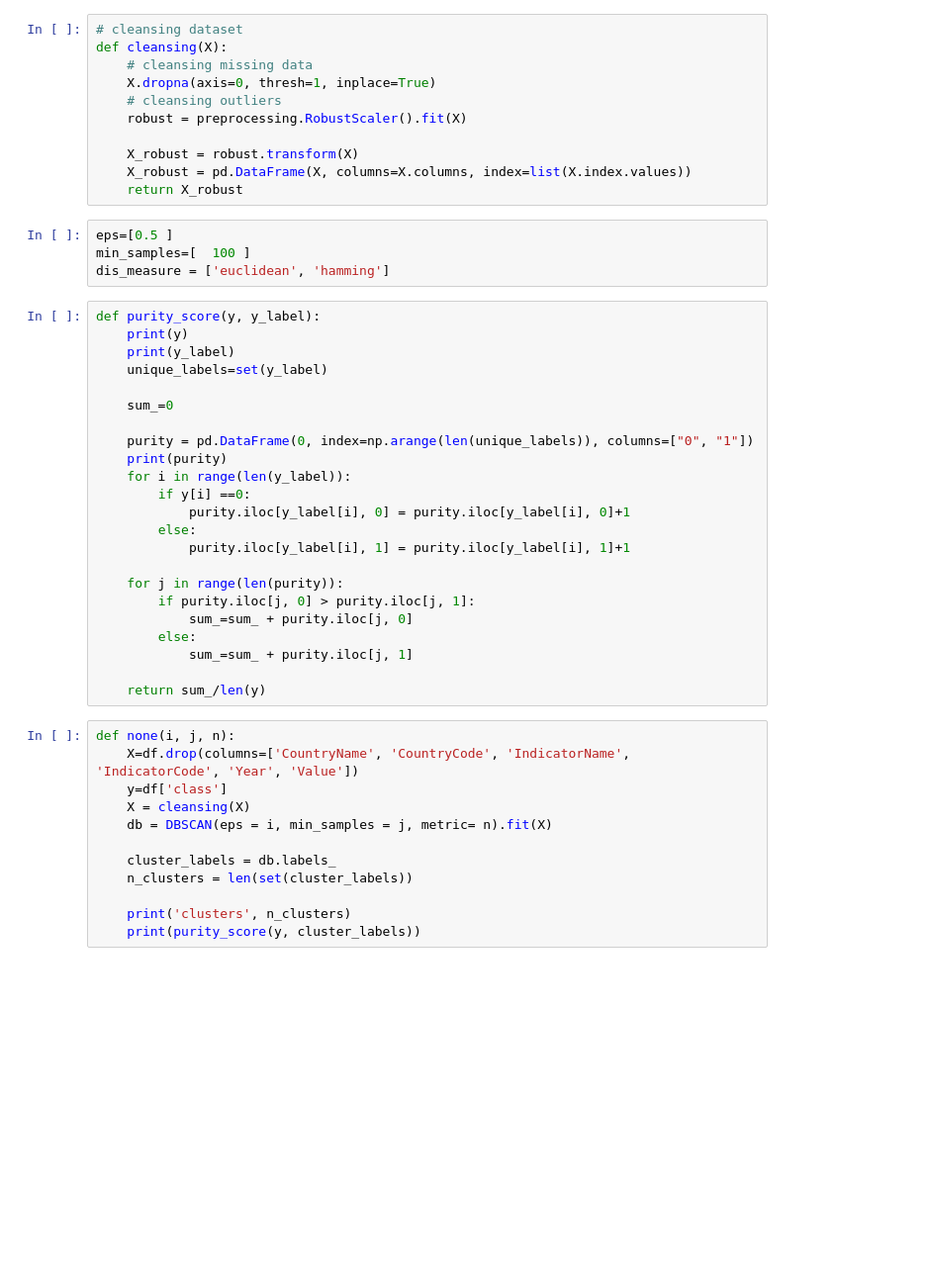
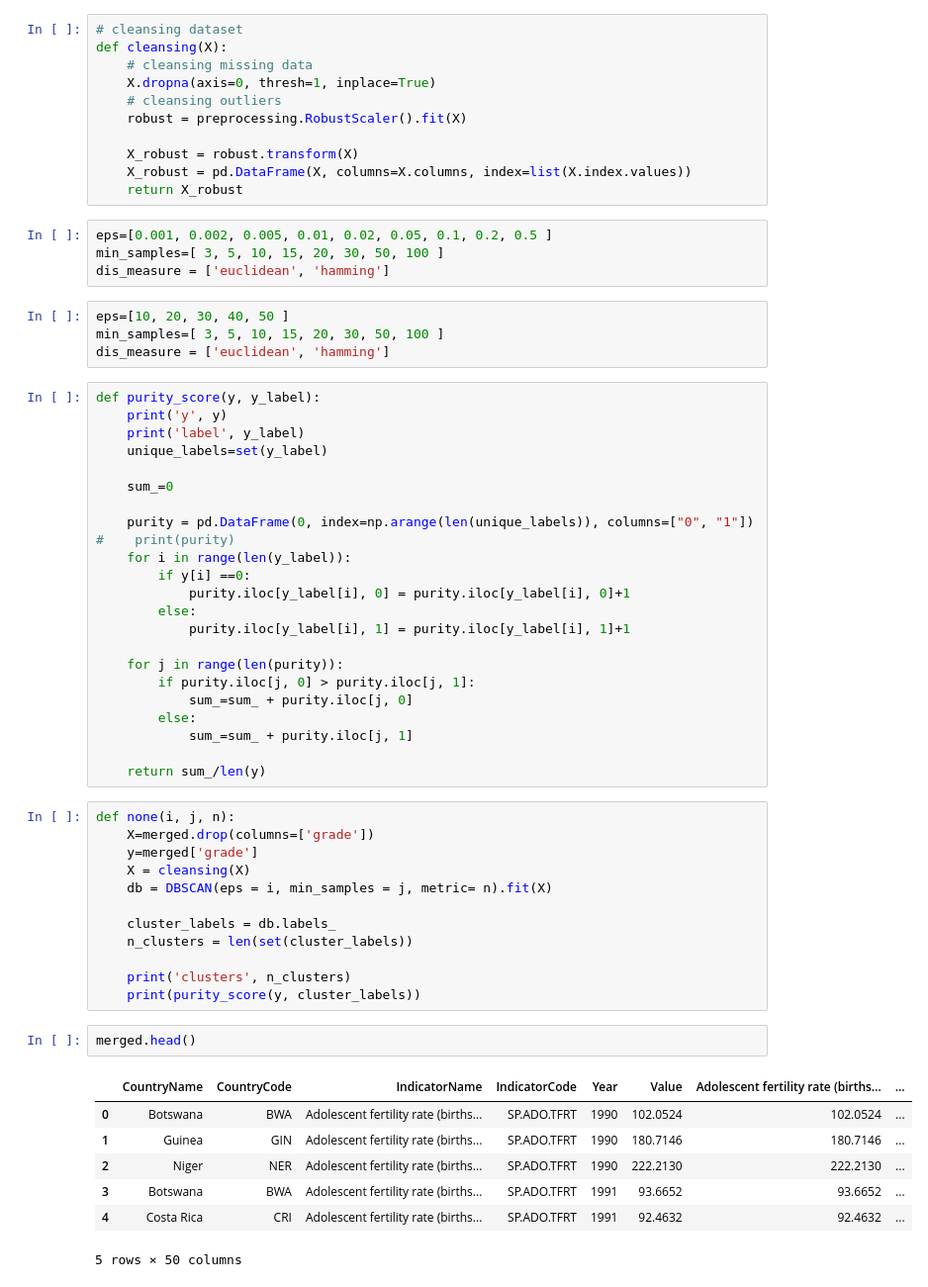
Before and after one commit to soyoungpark9187/ML_termProject, a Jupyter notebook: input/algorithm.ipynb, the cells around one changed output. Shown at 99% size. Cells and saved outputs as stored; diff of their text form; blank space fills up the shorter version.

```diff
--- a/input/algorithm.ipynb
+++ b/input/algorithm.ipynb
@@ -270,20 +315,24 @@ def cleansing(X):
     X_robust = robust.transform(X)
     X_robust = pd.DataFrame(X, columns=X.columns, index=list(X.index.values))
     return X_robust
+# %%
+eps=[0.001, 0.002, 0.005, 0.01, 0.02, 0.05, 0.1, 0.2, 0.5 ]
+min_samples=[ 3, 5, 10, 15, 20, 30, 50, 100 ]
+dis_measure = ['euclidean', 'hamming']
 # %%
-eps=[0.5 ]
-min_samples=[  100 ]
+eps=[10, 20, 30, 40, 50 ]
+min_samples=[ 3, 5, 10, 15, 20, 30, 50, 100 ]
 dis_measure = ['euclidean', 'hamming']
 # %%
 def purity_score(y, y_label):
-    print(y)
-    print(y_label)
+    print('y', y)
+    print('label', y_label)
     unique_labels=set(y_label)
 
     sum_=0
 
     purity = pd.DataFrame(0, index=np.arange(len(unique_labels)), columns=["0", "1"])
-    print(purity)
+#    print(purity)
     for i in range(len(y_label)):
         if y[i] ==0:
             purity.iloc[y_label[i], 0] = purity.iloc[y_label[i], 0]+1
@@ -299,8 +348,8 @@ def purity_score(y, y_label):
     return sum_/len(y)
 # %%
 def none(i, j, n):
-    X=df.drop(columns=['CountryName', 'CountryCode', 'IndicatorName', 'IndicatorCode', 'Year', 'Value'])
-    y=df['class']
+    X=merged.drop(columns=['grade'])
+    y=merged['grade']
     X = cleansing(X)
     db = DBSCAN(eps = i, min_samples = j, metric= n).fit(X)
 
@@ -309,3 +358,13 @@ def none(i, j, n):
 
     print('clusters', n_clusters)
     print(purity_score(y, cluster_labels))
+# %%
+merged.head()
+# %% [output]
+|  | CountryName | CountryCode | IndicatorName | IndicatorCode | Year | Value | Adolescent fertility rate (births... | ... |
+| 0 | Botswana | BWA | Adolescent fertility rate (births... | SP.ADO.TFRT | 1990 | 102.0524 | 102.0524 | ... |
+| 1 | Guinea | GIN | Adolescent fertility rate (births... | SP.ADO.TFRT | 1990 | 180.7146 | 180.7146 | ... |
+| 2 | Niger | NER | Adolescent fertility rate (births... | SP.ADO.TFRT | 1990 | 222.2130 | 222.2130 | ... |
+| 3 | Botswana | BWA | Adolescent fertility rate (births... | SP.ADO.TFRT | 1991 | 93.6652 | 93.6652 | ... |
+| 4 | Costa Rica | CRI | Adolescent fertility rate (births... | SP.ADO.TFRT | 1991 | 92.4632 | 92.4632 | ... |
+5 rows × 50 columns
```
Also changed, not shown: parts of 18 cells of this notebook.
